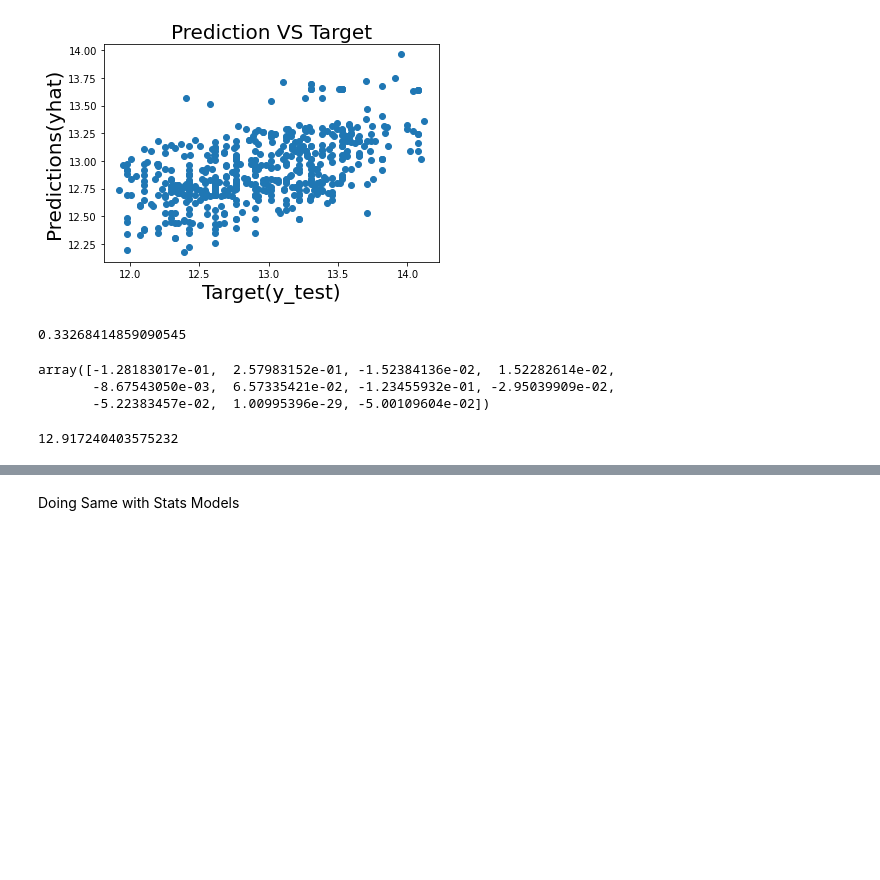
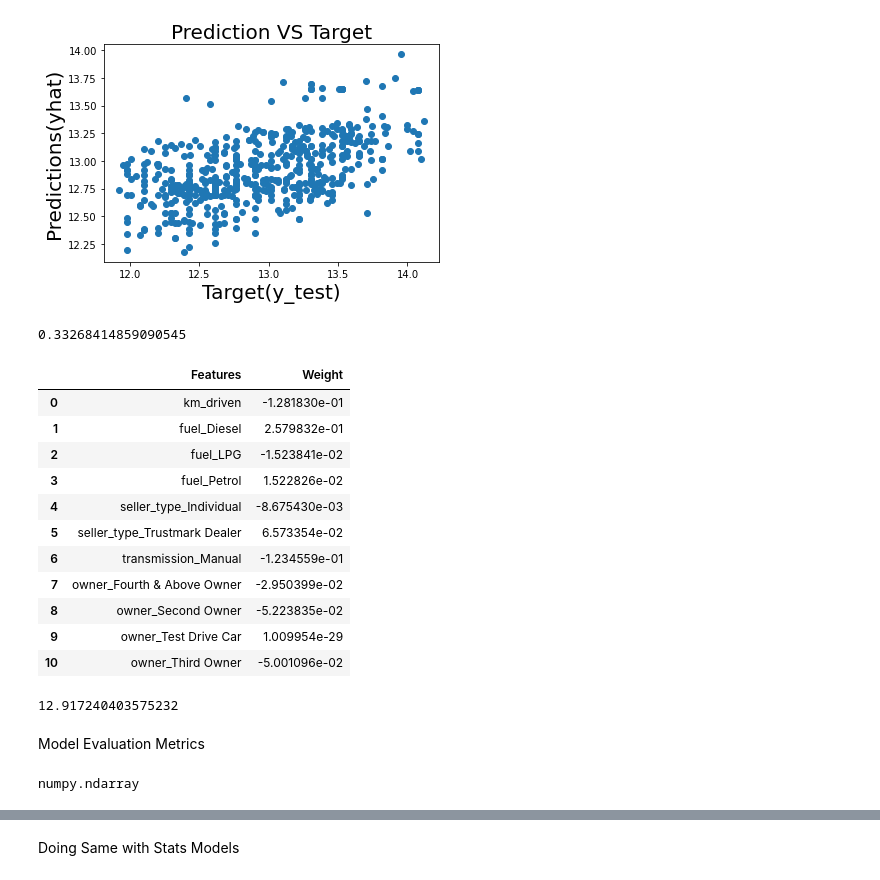
Before and after one commit to Rahul2661998/Cardekho-mini-project-, a Jupyter notebook: Self_Project_Linear_Regression_(Car_Dekho).ipynb, the cells around one changed output, grey strips where cells are left out. Drawn from its saved outputs; the diff is of its cells as text; code cells hidden in the pictures; blank space fills up the shorter version.

```diff
--- a/Self_Project_Linear_Regression_(Car_Dekho).ipynb
+++ b/Self_Project_Linear_Regression_(Car_Dekho).ipynb
@@ -279,13 +283,29 @@ plt.show()
 reg.score(x_train,y_train)
 # %% [output]
 0.33268414859090545
-# %%
-reg.coef_
-# %% [output]
-array([-1.28183017e-01,  2.57983152e-01, -1.52384136e-02,  1.52282614e-02,
-       -8.67543050e-03,  6.57335421e-02, -1.23455932e-01, -2.95039909e-02,
-       -5.22383457e-02,  1.00995396e-29, -5.00109604e-02])
+# %%
+summary=pd.DataFrame({'Features':input.columns,'Weight':reg.coef_})
+summary
+# %% [output]
+|  | Features | Weight |
+| 0 | km_driven | -1.281830e-01 |
+| 1 | fuel_Diesel | 2.579832e-01 |
+| 2 | fuel_LPG | -1.523841e-02 |
+| 3 | fuel_Petrol | 1.522826e-02 |
+| 4 | seller_type_Individual | -8.675430e-03 |
+| 5 | seller_type_Trustmark Dealer | 6.573354e-02 |
+| 6 | transmission_Manual | -1.234559e-01 |
+| 7 | owner_Fourth & Above Owner | -2.950399e-02 |
+| 8 | owner_Second Owner | -5.223835e-02 |
+| 9 | owner_Test Drive Car | 1.009954e-29 |
+| 10 | owner_Third Owner | -5.001096e-02 |
 # %%
 reg.intercept_
 # %% [output]
 12.917240403575232
+# %% [markdown]
+Model Evaluation Metrics
+# %%
+type(yhat)
+# %% [output]
+numpy.ndarray
```
Also changed, not shown: parts of 15 cells of this notebook.
